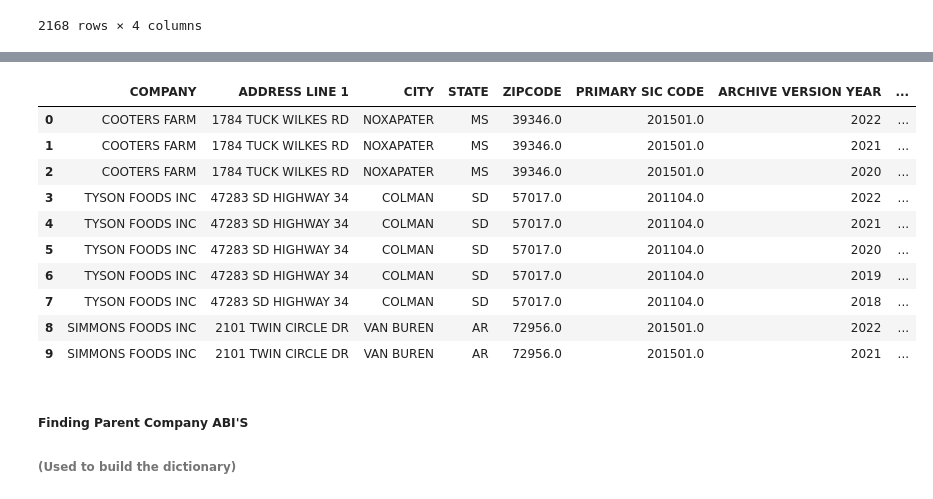
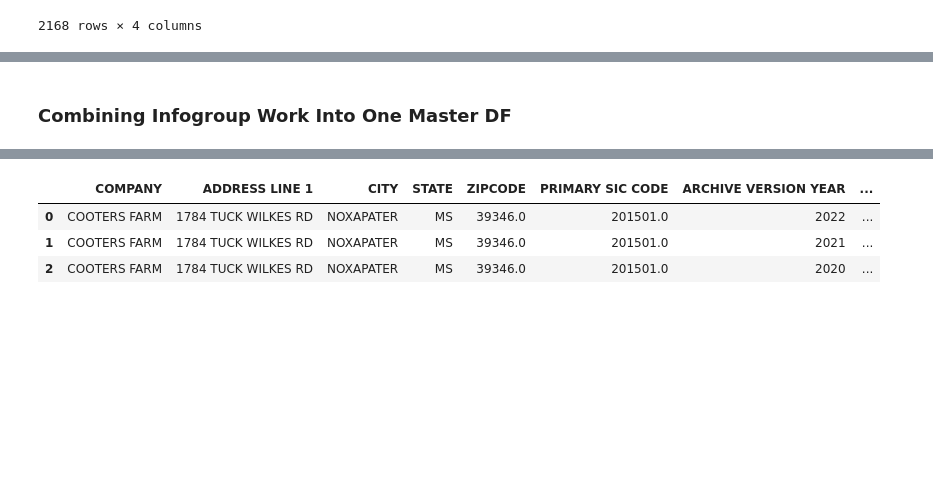
Before and after one commit to uchicago-dsi/rafi-poultry, a Jupyter notebook: notebooks/master-EDA.ipynb, the cells around one changed output, grey strips where cells are left out. Cells and saved outputs as stored; diff of their text form; code cells hidden in the pictures; blank space fills up the shorter version.

Commit message:
Making progress on master EDA, started to play with maps

```diff
--- a/notebooks/master-EDA.ipynb
+++ b/notebooks/master-EDA.ipynb
@@ -186,3 +207,15 @@ Index(['Unnamed: 0.1', 'Unnamed: 0', 'COMPANY', 'ADDRESS LINE 1', 'CITY',
+# %%
+df_IG['YEAR ESTABLISHED'] = df_IG['YEAR ESTABLISHED'].fillna(0)
+df_IG['YEAR ESTABLISHED'] = df_IG['YEAR ESTABLISHED'].apply(np.int64)
+# %%
+df_IG['YEAR 1ST APPEARED'] = df_IG['YEAR 1ST APPEARED'].fillna(0)
+df_IG['YEAR 1ST APPEARED'] = df_IG['YEAR 1ST APPEARED'].apply(np.int64)
+# %%
+df_IG['COMPANY HOLDING STATUS'] = df_IG['COMPANY HOLDING STATUS'].fillna(0)
+df_IG['COMPANY HOLDING STATUS'] = df_IG['COMPANY HOLDING STATUS'].apply(np.int64)
+# %%
+df_IG['PARENT NUMBER'] = df_IG['PARENT NUMBER'].fillna(0)
+df_IG['PARENT NUMBER'] = df_IG['PARENT NUMBER'].apply(np.int64)
 # %% [markdown]
 ### How many businesses are repeated across years?
 # %%
@@ -427,3 +448,5 @@ placeholder = ABI_and_parent[['ABI', 'CHANGE_BOOL', 'CHANGE_NUM']]
+# %% [markdown]
+### Combining Infogroup Work Into One Master DF
 # %%
 master_df = pd.merge(df_IG, placeholder, on='ABI')
 master_df.head(3)
@@ -435,21 +458,11 @@ master_df.head(3)
 # %%
 master_df.loc[master_df.CHANGE_NUM == 1].drop_duplicates(subset=['ABI']).reset_index(drop=True).head(10)
 master = master_df[['COMPANY', 'ADDRESS LINE 1', 'CITY', 'STATE', 'ZIPCODE', 'PRIMARY SIC CODE',
-                    'ARCHIVE VERSION YEAR', 'YEAR ESTABLISHED', 'ABI', 'PARENT NUMBER', 'LATITUDE',
+                    'ARCHIVE VERSION YEAR', 'YEAR ESTABLISHED', 'ABI', 'COMPANY HOLDING STATUS', 'PARENT NUMBER', 'LATITUDE',
                     'LONGITUDE', 'YEAR 1ST APPEARED', 'PARENT NAME', 'CHANGE_BOOL', 'CHANGE_NUM']]
-master.head(10)
+master.head(3)
 # %% [output]
 |  | COMPANY | ADDRESS LINE 1 | CITY | STATE | ZIPCODE | PRIMARY SIC CODE | ARCHIVE VERSION YEAR | ... |
 | 0 | COOTERS FARM | 1784 TUCK WILKES RD | NOXAPATER | MS | 39346.0 | 201501.0 | 2022 | ... |
 | 1 | COOTERS FARM | 1784 TUCK WILKES RD | NOXAPATER | MS | 39346.0 | 201501.0 | 2021 | ... |
 | 2 | COOTERS FARM | 1784 TUCK WILKES RD | NOXAPATER | MS | 39346.0 | 201501.0 | 2020 | ... |
-| 3 | TYSON FOODS INC | 47283 SD HIGHWAY 34 | COLMAN | SD | 57017.0 | 201104.0 | 2022 | ... |
-| 4 | TYSON FOODS INC | 47283 SD HIGHWAY 34 | COLMAN | SD | 57017.0 | 201104.0 | 2021 | ... |
-| 5 | TYSON FOODS INC | 47283 SD HIGHWAY 34 | COLMAN | SD | 57017.0 | 201104.0 | 2020 | ... |
-| 6 | TYSON FOODS INC | 47283 SD HIGHWAY 34 | COLMAN | SD | 57017.0 | 201104.0 | 2019 | ... |
-| 7 | TYSON FOODS INC | 47283 SD HIGHWAY 34 | COLMAN | SD | 57017.0 | 201104.0 | 2018 | ... |
-| 8 | SIMMONS FOODS INC | 2101 TWIN CIRCLE DR | VAN BUREN | AR | 72956.0 | 201501.0 | 2022 | ... |
-| 9 | SIMMONS FOODS INC | 2101 TWIN CIRCLE DR | VAN BUREN | AR | 72956.0 | 201501.0 | 2021 | ... |
-# %% [markdown]
-##### Finding Parent Company ABI'S
-###### (Used to build the dictionary)
```
Also changed, not shown: parts of 28 cells of this notebook, 2 other files.
